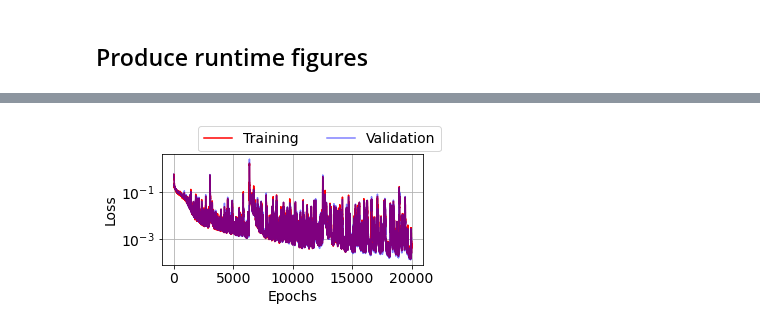
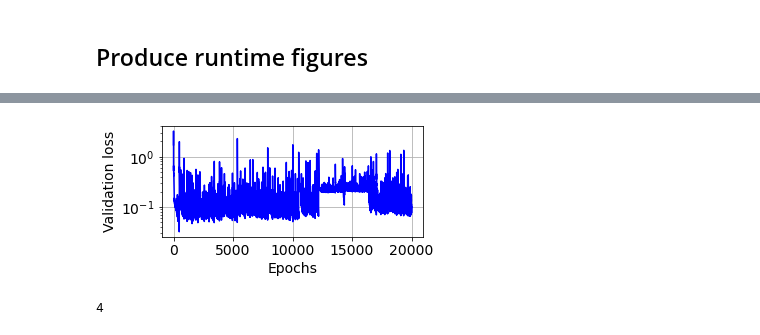
Before and after one commit to runehoejlund/deep-learning-pinn, a Jupyter notebook: PINN-Burgers-runtime.ipynb, the cells around one changed output, grey strips where cells are left out. Cells and saved outputs as stored; diff of their text form; code cells hidden in the pictures.

Commit message:
Made full-capacity figures. Updated parameters

```diff
--- a/PINN-Burgers-runtime.ipynb
+++ b/PINN-Burgers-runtime.ipynb
@@ -256,7 +256,7 @@ for k, (n, N_hid) in enumerate(zip(ns, N_hids)):
         _loss_validation, _, _, _ = net.loss(x_val, t_val, x_i_val, t_i_val, u_i_val, x_b_val, t_b_val, u_b_val)
         loss_validation[k, e] = _loss_validation.detach().item()
         runtime[k, e] = time.perf_counter() - t0
-        if ((e+1)%10 ==0):
-            print('\nEpoch: {:d}. test loss: {:.3f}. train loss: {:.3f}. validation loss: {:.3f}'.format(e+1, loss_test[k,e], loss_train[k,e], loss_validation[k,e]))
+        if ((e+1)%500 ==0):
+            print('\nEpoch: {:d}. test loss: {:.3f}. train loss: {:.3f}. validation loss: {:.3f}. Runtime: {:.1f}s'.format(e+1, loss_test[k,e], loss_train[k,e], loss_validation[k,e], runtime[k,e]))
     nets_runtime.append(net)
 # %% [output]
@@ -278,13 +303,16 @@ fig.legend()
 # %%
 fig, ax = plt.subplots(figsize=(5,2.5))
-ax.semilogy(loss_physics[:e], color='red', alpha=1, label='Training')
-ax.semilogy(loss_validation[:e], color='blue', alpha=0.5, label='Validation')
+#ax.semilogy(loss_train[0, :e], color='red', alpha=1, label='Training')
+ax.semilogy(loss_validation[0, :e], color='blue')
 #ax.semilogy(loss_data[:e], color='green', alpha=0.5, label='Test')
-fig.legend(ncol=3, bbox_to_anchor=(1,1.11))
-ax.set_ylabel('Loss')
+ax.set_ylabel('Validation loss')
 ax.set_xlabel('Epochs')
 ax.grid()
 fig.tight_layout()
-fig.savefig('./figs/burger_master_loss.png', dpi=600, bbox_inches='tight')
+fig.savefig('./figs/burger_full_capacity_loss.png', dpi=600, bbox_inches='tight')
 # %% [output]
-[figure, old version]
+[figure, new version]
+# %%
+len(nets_runtime)
+# %% [output]
+4
```
Also changed, not shown: parts of 9 cells of this notebook, 3 other files.
